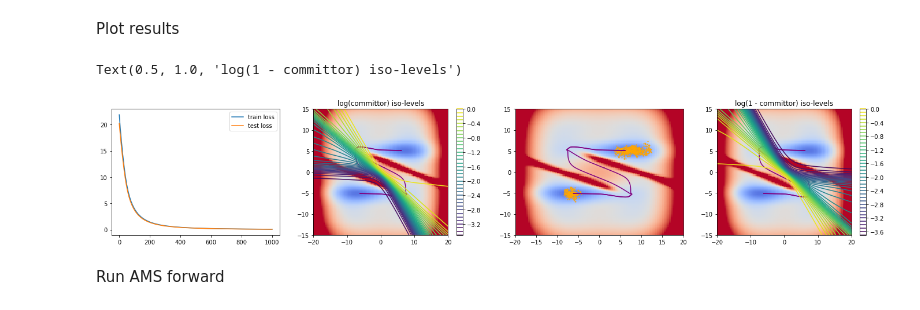
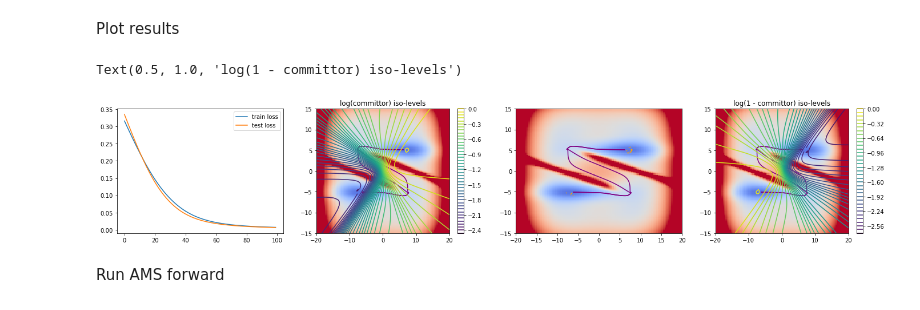
Before and after one commit to thomaspigeon/2dpotentials, a Jupyter notebook: AMS_committor_ZP.ipynb, the cells around one changed output. Cells and saved outputs as stored; diff of their text form; code cells hidden in the pictures.

```diff
--- a/AMS_committor_ZP.ipynb
+++ b/AMS_committor_ZP.ipynb
@@ -29,7 +29,7 @@ Define potential and neural net for committor approximation and the correspondin
 # %%
 pot = ZPotential()
 
-committor = CommittorOneDecoder([2, 5, 5, 1], [1, 2], 0, pot)
+committor = CommittorOneDecoder([2, 20, 20, 1], [1,20,20, 2], 0, pot)
 # %%
 MEP_1 = [pot.minimum_energy_paths[2][0]]
 i = 1
@@ -70,10 +70,10 @@ MEP_2 = np.array(MEP_2)
 Define temperature via $\beta = \left( k_\mathrm{B} T \right)^{-1}$, time step size and AMS simulation object
 # %%
 beta = 3
-dt = 0.1
+dt = 0.05
 AMS_on_ZP = AMSOverdampedLangevin(pot, xi=None, beta=beta, forward=True, dt=dt, threshold=10**(-8))
 # %%
-AMS_on_ZP.set_threshold(1.0 * 10**(-4))
+AMS_on_ZP.set_threshold(1.0 * 10**(-1))
 # %% [markdown]
 Run dynamics to sample intitial conditions in reactant and product metastable state
 # %%
@@ -166,8 +177,8 @@ dict_keys(['any_distrib', 'beta', 'dt'])
 # %% [markdown]
    Define the committor training object, and prepare training
 # %%
-committor_training = TainCommittorOverdampedOneDecoder(committor, pot, dataset)
-committor_training.train_test_split(train_size= 2 * 10**3)
+committor_training = TainCommittorOneDecoder(committor, pot, dataset)
+committor_training.train_test_split(train_size= 2 * 10**1)
 committor_training.split_training_dataset_K_folds(2)
 committor_training.set_train_val_data(0)
 committor_training.set_optimizer('Adam', 0.001)
@@ -177,6 +188,6 @@ loss_params["pen_points_weight"] = 0.0 * 10**0
 loss_params["n_wait"] = 50
 
 committor_training.set_loss_weight(loss_params)
-batch_size = 10**3
-max_epochs = 1000
+batch_size = 10**1
+max_epochs = 100
 # %% [output]
@@ -196,34 +213,34 @@ Plot results
 # %%
 xi_on_grid = committor_training.committor_model.xi_forward(pot.x2d).reshape([100, 100])
 fig, (ax0, ax1, ax2, ax3) = plt.subplots(1, 4, figsize=(24, 4))
 # loss function evolution
 ax0.plot(loss_dict["train_loss"][:], label='train loss')
 ax0.plot(loss_dict["test_loss"][:], label='test loss')
 ax0.legend()
 # log committor plot
 pot.plot_potential_heat_map(ax1)
 ax1.plot(MEP_1[:,0], MEP_1[:,1], color='purple', label='Minimum energy path')
 ax1.plot(MEP_2[:,0], MEP_2[:,1], color='purple')
 contour1 = ax1.contour(pot.x_plot, pot.y_plot, np.log(xi_on_grid), 40, cmap='viridis')
 fig.colorbar(contour1, ax=ax1)
 ax1.set_title("log(committor) iso-levels")
 # dataset distribution
 pot.plot_potential_heat_map(ax2)
 ax2.plot(MEP_1[:,0], MEP_1[:,1], color='purple', label='Minimum energy path')
 ax2.plot(MEP_2[:,0], MEP_2[:,1], color='purple')
 
-ax2.scatter(committor_training.train_data[:, 0], committor_training.train_data[:, 1], color='orange', s=1)
+ax2.scatter(committor_training.dataset["single_trajs_pos"][:,0, 0], committor_training.dataset["single_trajs_pos"][:,0,1], color='orange', s=0.5)
 # log 1- committor plot
 pot.plot_potential_heat_map(ax3)
 ax3.plot(MEP_1[:,0], MEP_1[:,1], color='purple', label='Minimum energy path')
 ax3.plot(MEP_2[:,0], MEP_2[:,1], color='purple')
 
 contour3 = ax3.contour(pot.x_plot, pot.y_plot, np.log(1-xi_on_grid), 40, cmap='viridis')
 fig.colorbar(contour3, ax=ax3)
 ax3.set_title("log(1 - committor) iso-levels")
 # %% [output]
 Text(0.5, 1.0, 'log(1 - committor) iso-levels')
-[figure, old version]
+[figure, new version]
 # %% [markdown]
 Run AMS forward
 # %%
```
Also changed, not shown: parts of 49 cells of this notebook, 4 other files.
